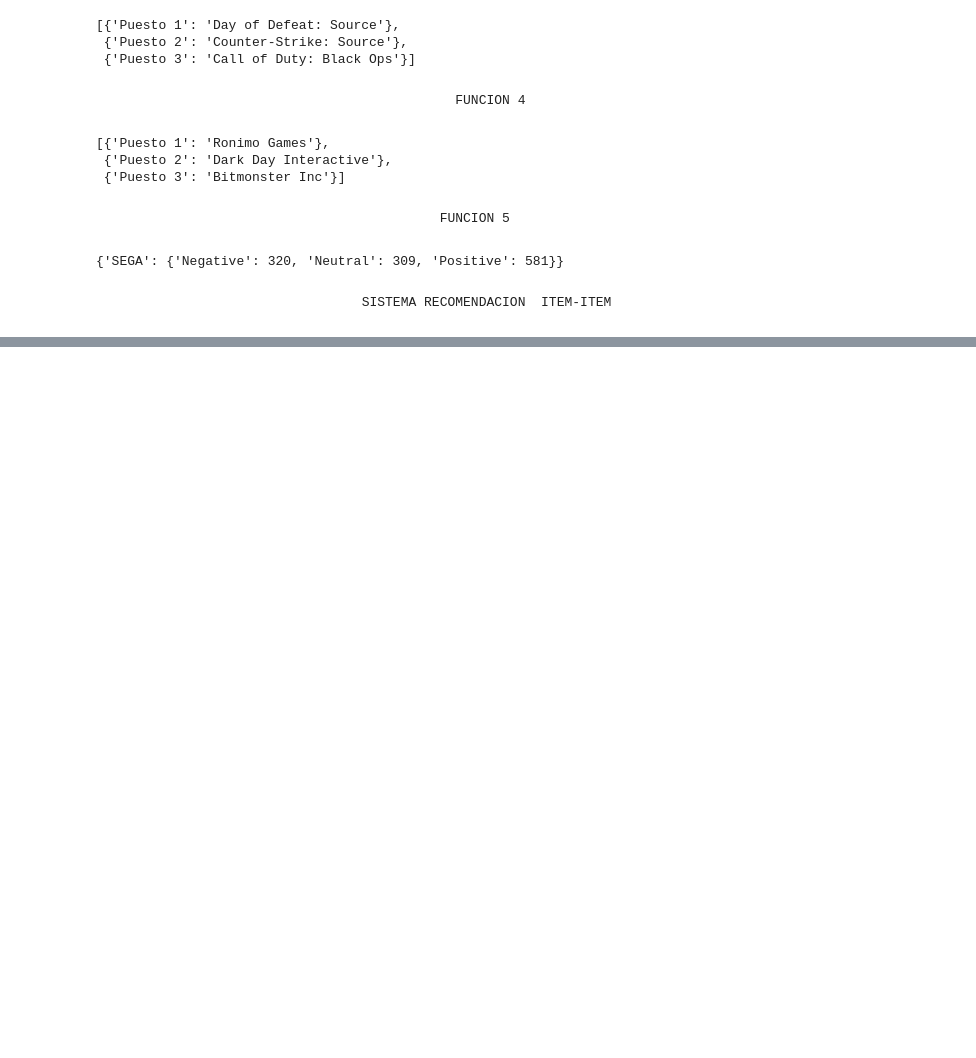
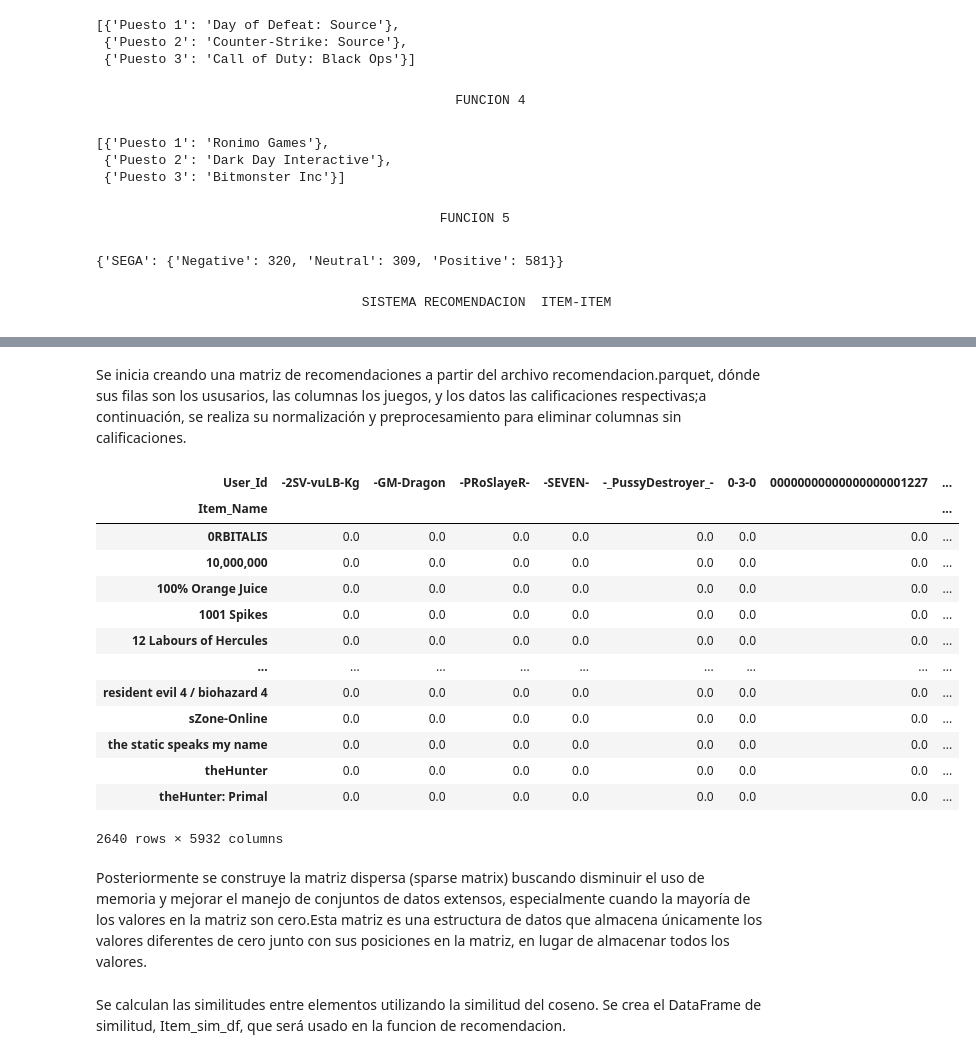
Before and after one commit to StivenLopez712/Proyecto-1-Data, a Jupyter notebook: FUNCIONES/Funciones_API.ipynb, the cells around one changed output, grey strips where cells are left out. Saved outputs shown, nothing was run; the diff lists cells and outputs as text; code cells hidden in the pictures; blank space fills up the shorter version.

```diff
--- a/FUNCIONES/Funciones_API.ipynb
+++ b/FUNCIONES/Funciones_API.ipynb
@@ -315,0 +307,29 @@ def recomendacion_juego(Item_Name: str):
+# %% [markdown]
+Se inicia creando una matriz de recomendaciones a partir del archivo recomendacion.parquet, dónde sus filas son los ususarios, las columnas los juegos, y los datos las calificaciones respectivas;a continuación, se realiza su normalización y preprocesamiento para eliminar columnas sin calificaciones.
+# %%
+#matriz user item calif
+matrix = recomendaciones.pivot(index='User_Id', columns='Item_Name', values='Rating')
+# Normalización del dataframe 'matrix'
+matrix_norm = matrix.apply(lambda x: (x-np.mean(x))/(np.max(x)-np.min(x)), axis=1)
+# Se borran las columnas que contienen solo cero o no tienen rating, se rellenan los vacios con 0 y se hace la transpuesta
+matrix_norm.fillna(0, inplace=True)
+matrix_norm = matrix_norm.T
+matrix_norm = matrix_norm.loc[:, (matrix_norm != 0).any(axis=0)]
+matrix_norm
+# %% [output]
+| User_Id | -2SV-vuLB-Kg | -GM-Dragon | -PRoSlayeR- | -SEVEN- | -_PussyDestroyer_- | 0-3-0 | 00000000000000000001227 | ... |
+| Item_Name |  |  |  |  |  |  |  | ... |
+| 0RBITALIS | 0.0 | 0.0 | 0.0 | 0.0 | 0.0 | 0.0 | 0.0 | ... |
+| 10,000,000 | 0.0 | 0.0 | 0.0 | 0.0 | 0.0 | 0.0 | 0.0 | ... |
+| 100% Orange Juice | 0.0 | 0.0 | 0.0 | 0.0 | 0.0 | 0.0 | 0.0 | ... |
+| 1001 Spikes | 0.0 | 0.0 | 0.0 | 0.0 | 0.0 | 0.0 | 0.0 | ... |
+| 12 Labours of Hercules | 0.0 | 0.0 | 0.0 | 0.0 | 0.0 | 0.0 | 0.0 | ... |
+| ... | ... | ... | ... | ... | ... | ... | ... | ... |
+| resident evil 4 / biohazard 4 | 0.0 | 0.0 | 0.0 | 0.0 | 0.0 | 0.0 | 0.0 | ... |
+| sZone-Online | 0.0 | 0.0 | 0.0 | 0.0 | 0.0 | 0.0 | 0.0 | ... |
+| the static speaks my name | 0.0 | 0.0 | 0.0 | 0.0 | 0.0 | 0.0 | 0.0 | ... |
+| theHunter | 0.0 | 0.0 | 0.0 | 0.0 | 0.0 | 0.0 | 0.0 | ... |
+| theHunter: Primal | 0.0 | 0.0 | 0.0 | 0.0 | 0.0 | 0.0 | 0.0 | ... |
+2640 rows × 5932 columns
+# %% [markdown]
+Posteriormente se construye la matriz dispersa (sparse matrix) buscando disminuir el uso de memoria y mejorar el manejo de conjuntos de datos extensos, especialmente cuando la mayoría de los valores en la matriz son cero.Esta matriz es una estructura de datos que almacena únicamente los valores diferentes de cero junto con sus posiciones en la matriz, en lugar de almacenar todos los valores.
@@ -315,0 +340,2 @@ def recomendacion_juego(Item_Name: str):
+# %% [markdown]
+Se calculan las similitudes entre elementos utilizando la similitud del coseno. Se crea el DataFrame de similitud, Item_sim_df, que será usado en la funcion de recomendacion.
```
Also changed, not shown: parts of 10 cells of this notebook, 3 other files.
